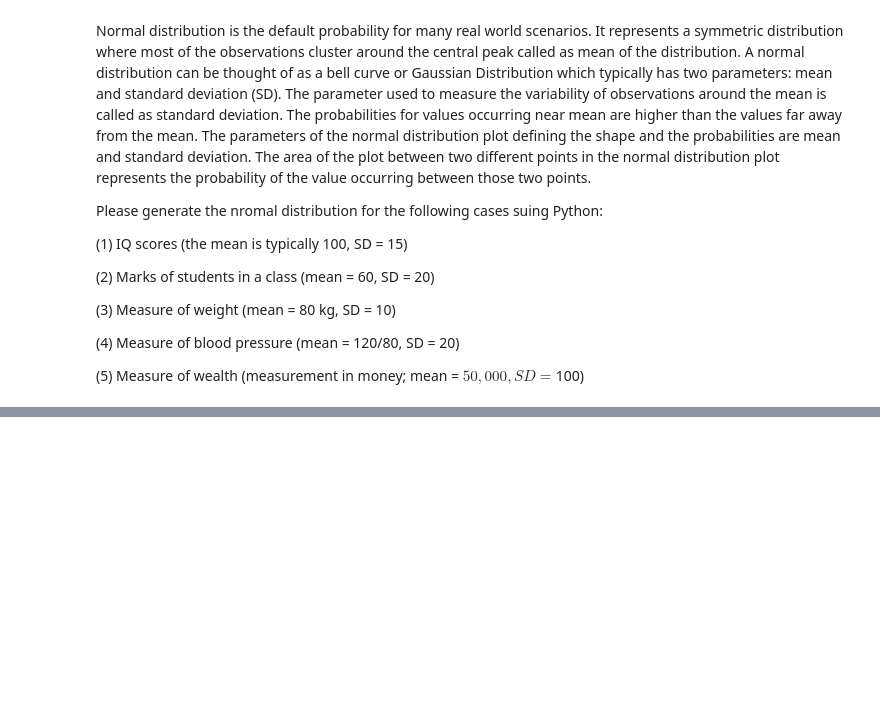
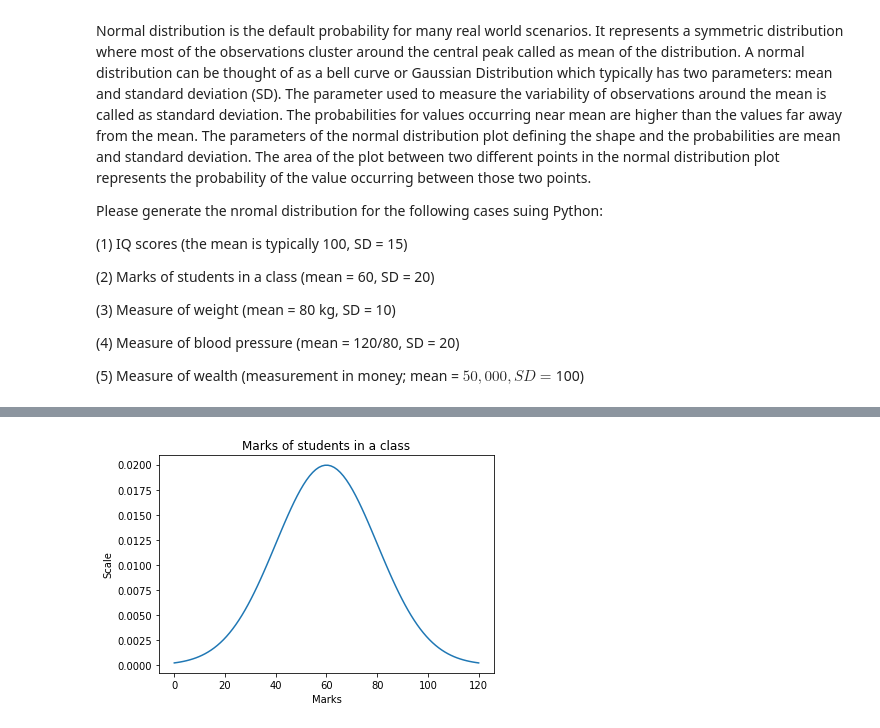
Before and after one commit to Shanmukh451/shanmukhanadh_INFO5502_sPRING2022, a Jupyter notebook: lab_assignment_10.ipynb, the cells around one changed output, grey strips where cells are left out. Drawn from its saved outputs; the diff is of its cells as text; code cells hidden in the pictures; blank space fills up the shorter version.

```diff
--- a/lab_assignment_10.ipynb
+++ b/lab_assignment_10.ipynb
@@ -113,0 +130,11 @@ Please generate the nromal distribution for the following cases suing Python:
+# %%
+m = 60
+st_d = 20
+x = np.linspace(m - 3*st_d, m + 3*st_d, 100)
+plt.plot(x, scipy.stats.norm.pdf(x, m, st_d))
+plt.title("Marks of students in a class")
+plt.xlabel("Marks")
+plt.ylabel("Scale")
+plt.show()
+# %% [output]
+[figure, added]
```
Also changed, not shown: parts of 6 cells of this notebook.
